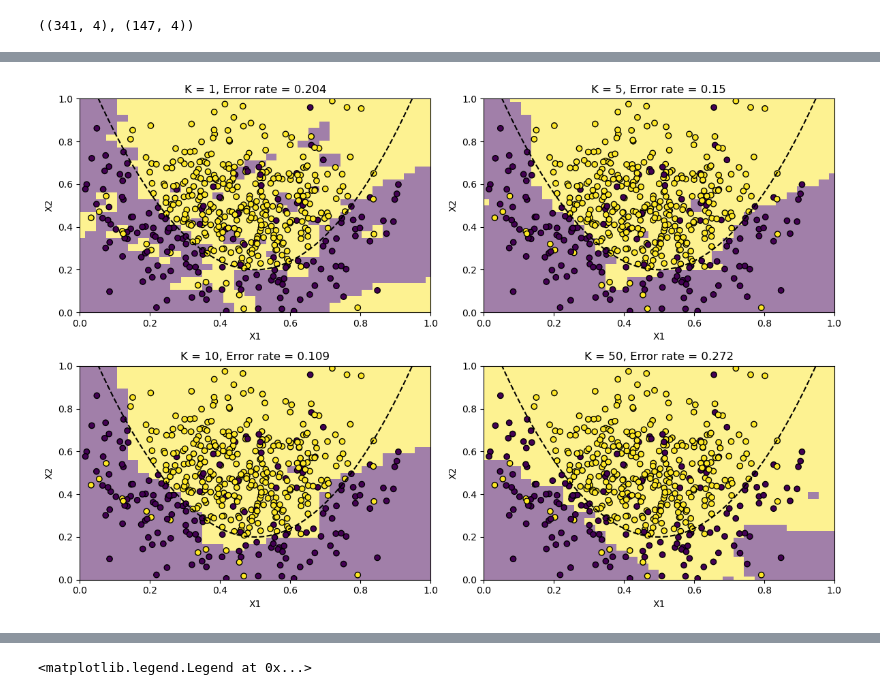
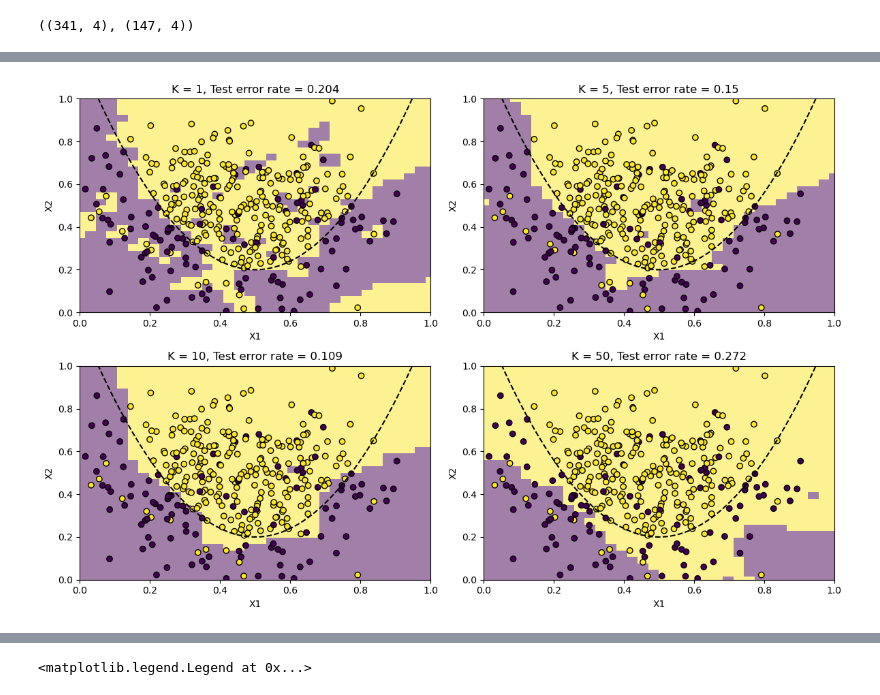
Before and after one commit to TomJHarrison/IntroToStatisticalLearning, a Jupyter notebook: Chapter2/KNN.ipynb, the cells around one changed output, grey strips where cells are left out. Cells and saved outputs as stored; diff of their text form; code cells hidden in the pictures.

```diff
--- a/Chapter2/KNN.ipynb
+++ b/Chapter2/KNN.ipynb
@@ -144,11 +166,11 @@ for ii, k in enumerate(k_options):
         ax=ax
     )
 
-    # plot the samples
+    # plot the samples from both the train and test sets
     disp.ax_.scatter(
-        data[:, 0],
-        data[:, 1],
-        c=data[:, -1],
+        train[:, 0],
+        train[:, 1],
+        c=train[:, -1],
         edgecolor="k",
     )
 
@@ -161,9 +183,9 @@ for ii, k in enumerate(k_options):
 
     disp.ax_.set_xlabel("X1")
     disp.ax_.set_ylabel("X2")
-    disp.ax_.set_title(f"K = {k}, Error rate = {np.round(error_list[ii], 3)}")
+    disp.ax_.set_title(f"K = {k}, Test error rate = {np.round(error_list[ii], 3)}")
 
-df_error = pd.DataFrame({"K": k_options, "ErrorRate": error_list})
+df_error = pd.DataFrame({"K": k_options, "TestErrorRate": error_list})
 print(df_error)
 
 fig.tight_layout()
@@ -177 +199 @@ plt.show()
-[figure, old version]
+[figure, new version]
```
Also changed, not shown: parts of 6 cells of this notebook.
